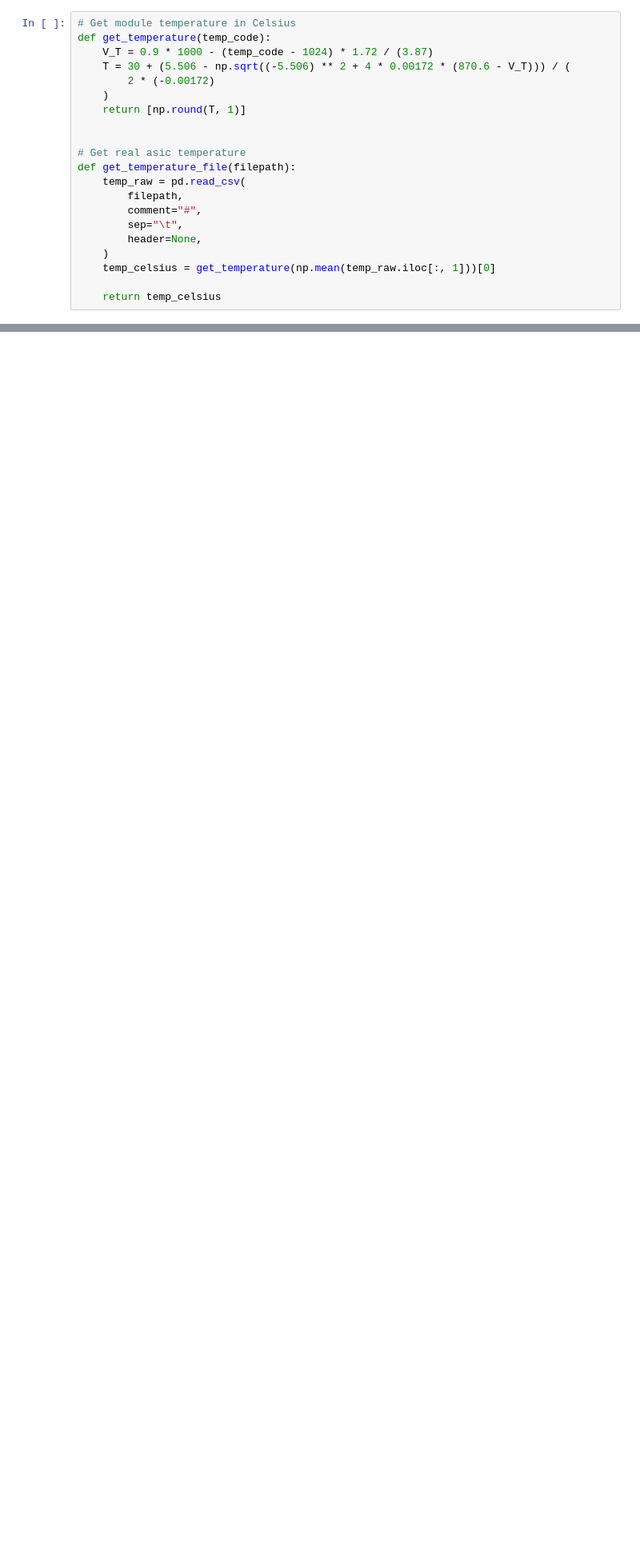
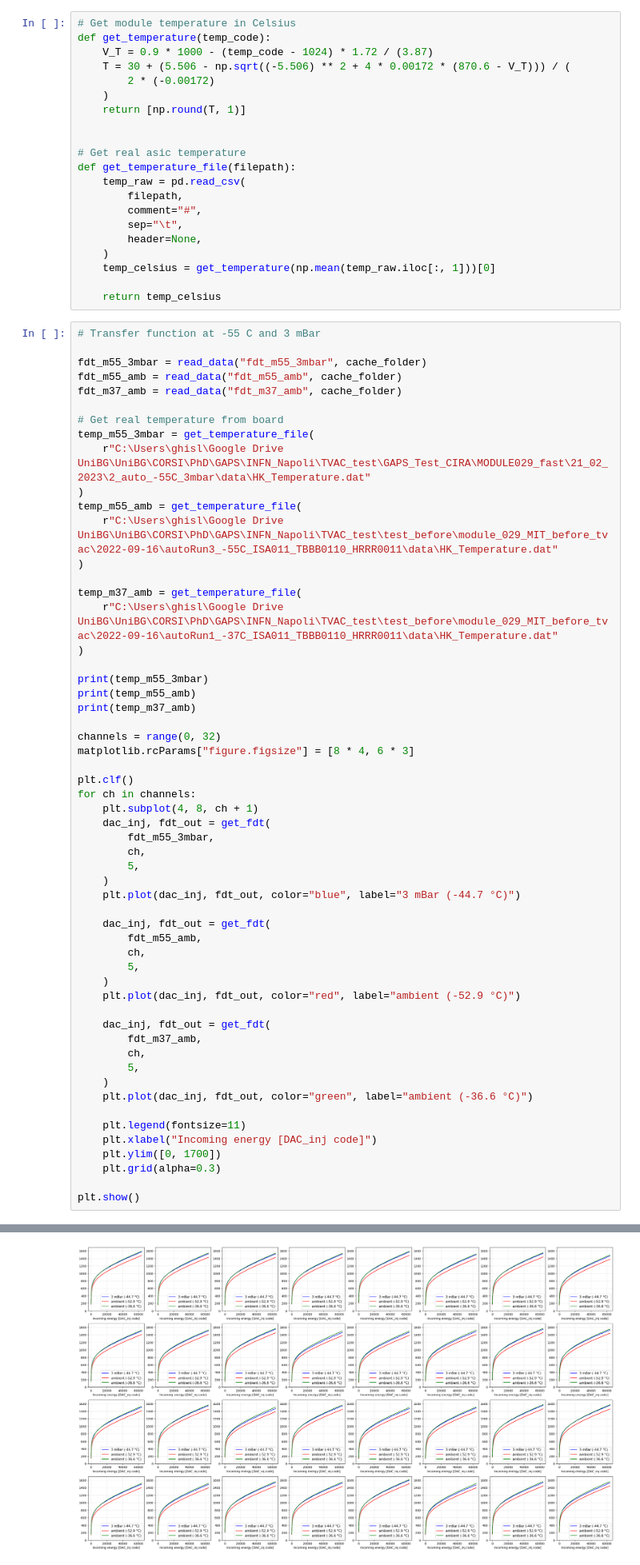
Before and after one commit to microlab-unibg/GAPS_TVAC_module_029_test, a Jupyter notebook: transfer_function.ipynb, the cells around one changed output, grey strips where cells are left out. Shown at 80% size. Cells and saved outputs as stored; diff of their text form; blank space fills up the shorter version.

```diff
--- a/transfer_function.ipynb
+++ b/transfer_function.ipynb
@@ -67,3 +69,60 @@ def get_temperature_file(filepath):
     temp_celsius = get_temperature(np.mean(temp_raw.iloc[:, 1]))[0]
 
     return temp_celsius
+# %%
+# Transfer function at -55 C and 3 mBar
+
+fdt_m55_3mbar = read_data("fdt_m55_3mbar", cache_folder)
+fdt_m55_amb = read_data("fdt_m55_amb", cache_folder)
+fdt_m37_amb = read_data("fdt_m37_amb", cache_folder)
+
+# Get real temperature from board
+temp_m55_3mbar = get_temperature_file(
+    r"C:\Users\ghisl\Google Drive UniBG\UniBG\CORSI\PhD\GAPS\INFN_Napoli\TVAC_test\GAPS_Test_CIRA\MODULE029_fast\21_02_2023\2_auto_-55C_3mbar\data\HK_Temperature.dat"
+)
+temp_m55_amb = get_temperature_file(
+    r"C:\Users\ghisl\Google Drive UniBG\UniBG\CORSI\PhD\GAPS\INFN_Napoli\TVAC_test\test_before\module_029_MIT_before_tvac\2022-09-16\autoRun3_-55C_ISA011_TBBB0110_HRRR0011\data\HK_Temperature.dat"
+)
+
+temp_m37_amb = get_temperature_file(
+    r"C:\Users\ghisl\Google Drive UniBG\UniBG\CORSI\PhD\GAPS\INFN_Napoli\TVAC_test\test_before\module_029_MIT_before_tvac\2022-09-16\autoRun1_-37C_ISA011_TBBB0110_HRRR0011\data\HK_Temperature.dat"
+)
+
+print(temp_m55_3mbar)
+print(temp_m55_amb)
+print(temp_m37_amb)
+
+channels = range(0, 32)
+matplotlib.rcParams["figure.figsize"] = [8 * 4, 6 * 3]
+
+plt.clf()
+for ch in channels:
+    plt.subplot(4, 8, ch + 1)
+    dac_inj, fdt_out = get_fdt(
+        fdt_m55_3mbar,
+        ch,
+        5,
+    )
+    plt.plot(dac_inj, fdt_out, color="blue", label="3 mBar (-44.7 °C)")
+
+    dac_inj, fdt_out = get_fdt(
+        fdt_m55_amb,
+        ch,
+        5,
+    )
+    plt.plot(dac_inj, fdt_out, color="red", label="ambient (-52.9 °C)")
+
+    dac_inj, fdt_out = get_fdt(
+        fdt_m37_amb,
+        ch,
+        5,
+    )
+    plt.plot(dac_inj, fdt_out, color="green", label="ambient (-36.6 °C)")
+
+    plt.legend(fontsize=11)
+    plt.xlabel("Incoming energy [DAC_inj code]")
+    plt.ylim([0, 1700])
+    plt.grid(alpha=0.3)
+
+plt.show()
+# %% [output]
@@ -69,0 +132 @@ def get_temperature_file(filepath):
+[figure, added]
```
Also changed, not shown: parts of 7 cells of this notebook, 5 other files.
